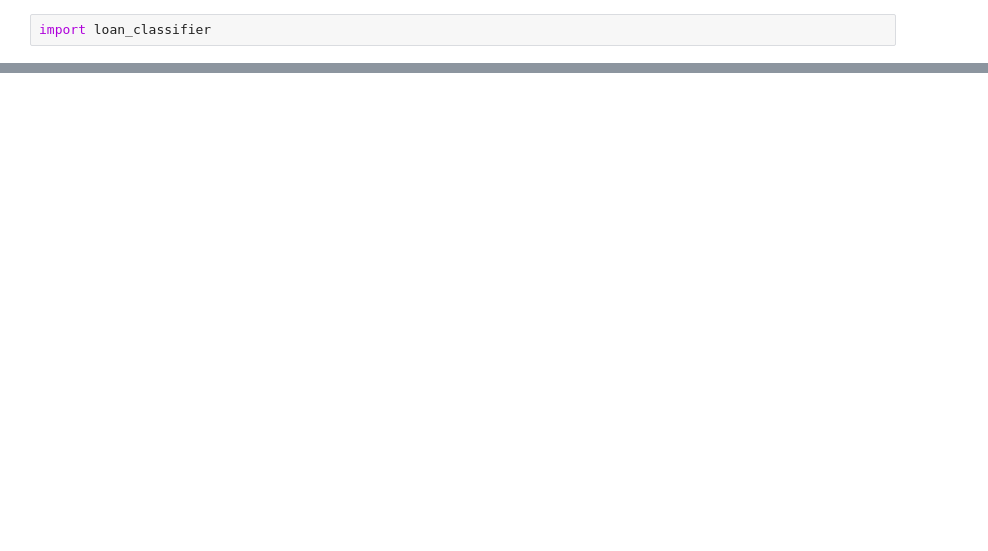
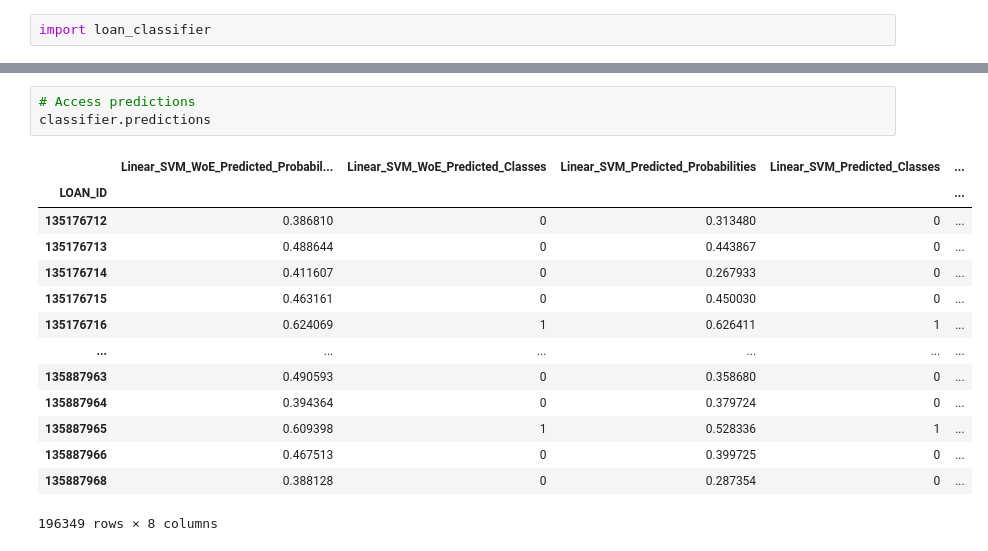
Before and after one commit to MIE479-2024/msf-capstone-crm, a Jupyter notebook: Demo/demo.ipynb, the cells around one changed output, grey strips where cells are left out. Drawn from its saved outputs; the diff is of its cells as text; blank space fills up the shorter version.

```diff
--- a/Demo/demo.ipynb
+++ b/Demo/demo.ipynb
@@ -11,0 +40,18 @@ FileNotFoundError: [Errno 2] No such file or directory: 'models/binning_models.p
+# %%
+# Access predictions
+classifier.predictions
+# %% [output]
+|  | Linear_SVM_WoE_Predicted_Probabil... | Linear_SVM_WoE_Predicted_Classes | Linear_SVM_Predicted_Probabilities | Linear_SVM_Predicted_Classes | ... |
+| LOAN_ID |  |  |  |  | ... |
+| 135176712 | 0.386810 | 0 | 0.313480 | 0 | ... |
+| 135176713 | 0.488644 | 0 | 0.443867 | 0 | ... |
+| 135176714 | 0.411607 | 0 | 0.267933 | 0 | ... |
+| 135176715 | 0.463161 | 0 | 0.450030 | 0 | ... |
+| 135176716 | 0.624069 | 1 | 0.626411 | 1 | ... |
+| ... | ... | ... | ... | ... | ... |
+| 135887963 | 0.490593 | 0 | 0.358680 | 0 | ... |
+| 135887964 | 0.394364 | 0 | 0.379724 | 0 | ... |
+| 135887965 | 0.609398 | 1 | 0.528336 | 1 | ... |
+| 135887966 | 0.467513 | 0 | 0.399725 | 0 | ... |
+| 135887968 | 0.388128 | 0 | 0.287354 | 0 | ... |
+196349 rows × 8 columns
```
Also changed, not shown: parts of 12 cells of this notebook, 9 other files.
